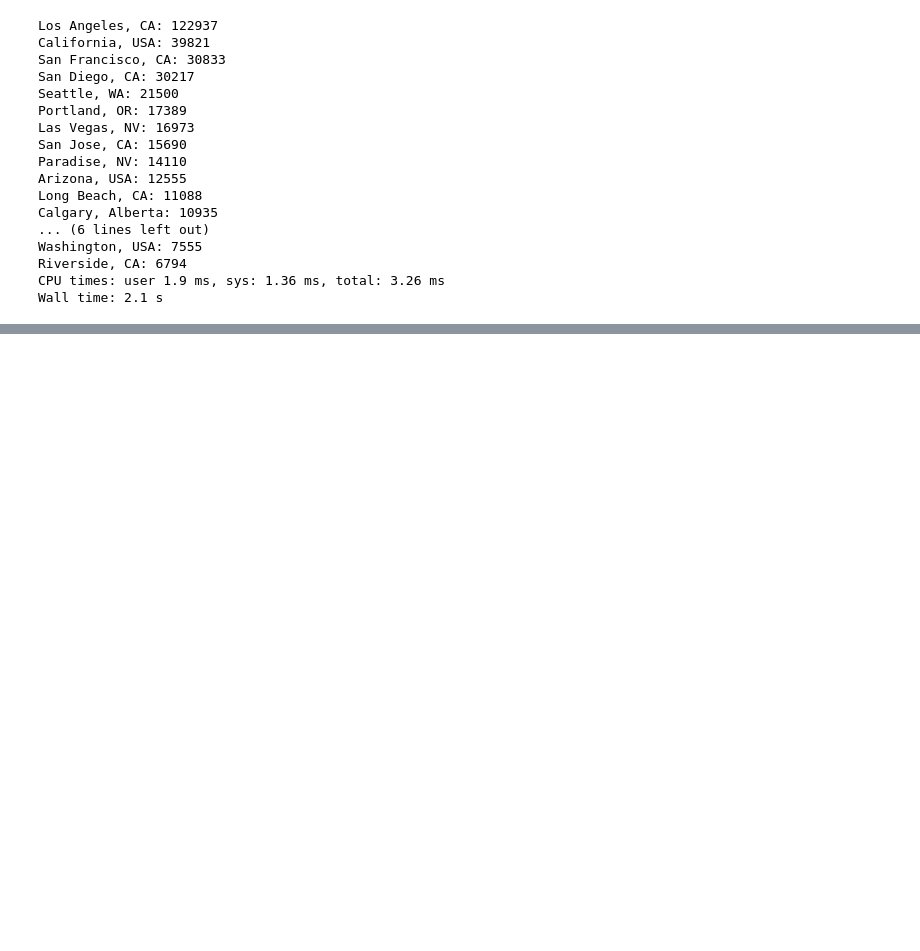
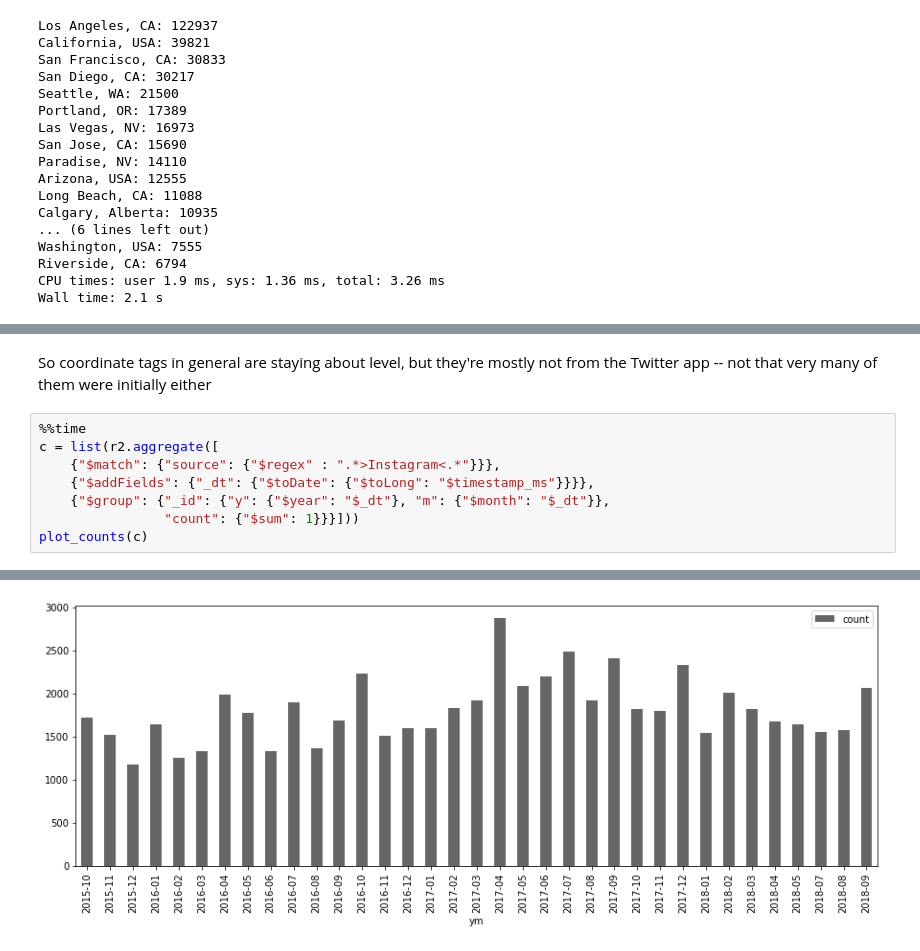
Before and after one commit to smmaurer/place-tagged-posts, a Jupyter notebook: 2018-10-scratchpad.ipynb, the cells around one changed output, grey strips where cells are left out. Saved outputs shown, nothing was run; the diff lists cells and outputs as text; blank space fills up the shorter version.

```diff
--- a/2018-10-scratchpad.ipynb
+++ b/2018-10-scratchpad.ipynb
@@ -451,0 +529,11 @@ Wall time: 2.1 s
+# %% [markdown]
+So coordinate tags in general are staying about level, but they're mostly not from the Twitter app -- not that very many of them were initially either
+# %%
+%%time
+c = list(r2.aggregate([
+    {"$match": {"source": {"$regex" : ".*>Instagram<.*"}}},
+    {"$addFields": {"_dt": {"$toDate": {"$toLong": "$timestamp_ms"}}}},
+    {"$group": {"_id": {"y": {"$year": "$_dt"}, "m": {"$month": "$_dt"}},
+                "count": {"$sum": 1}}}]))
+plot_counts(c)
+# %% [output]
@@ -451,0 +542 @@ Wall time: 2.1 s
+[figure, added]
```
Also changed, not shown: parts of 16 cells of this notebook.
